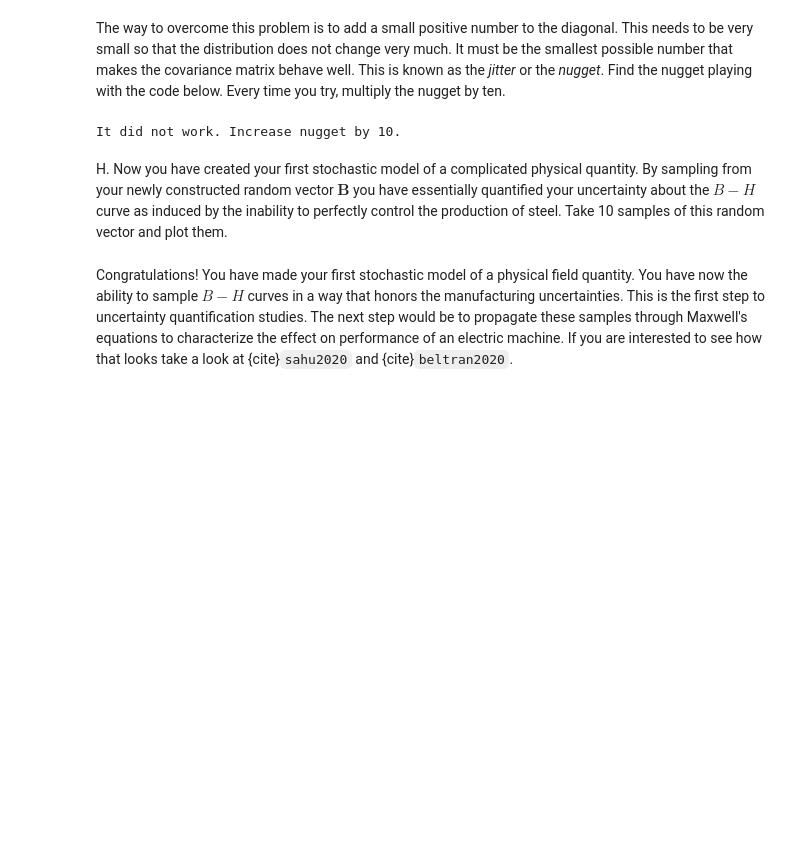
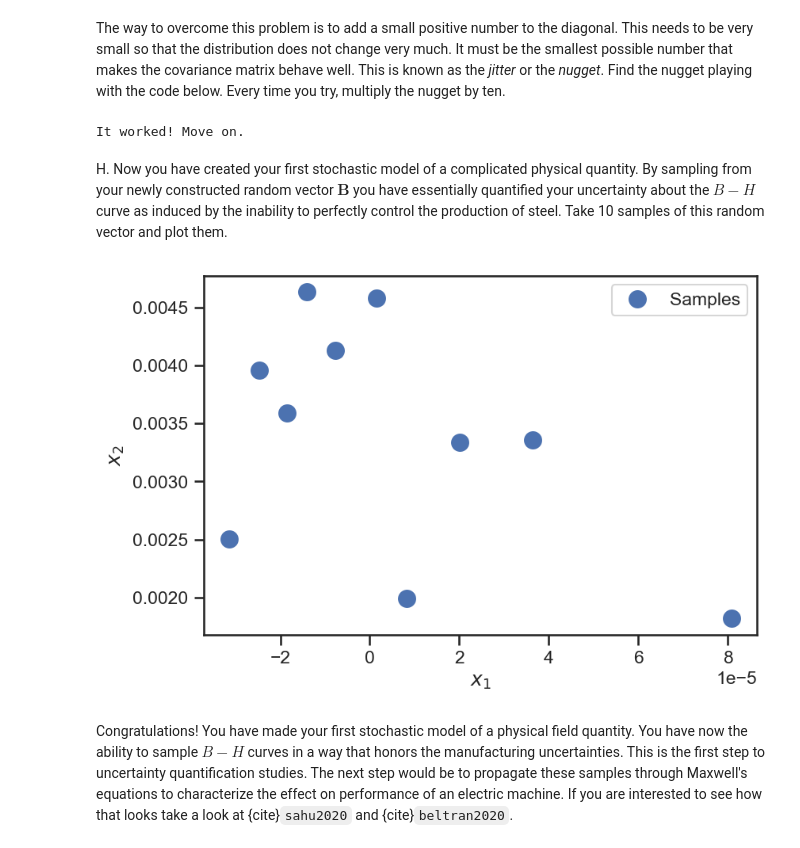
Before and after one commit to flavio-nardi/data-analytics-se, a Jupyter notebook: lecturebook/homework/homework-02.ipynb, the cells around one changed output. Saved outputs shown, nothing was run; the diff lists cells and outputs as text; code cells hidden in the pictures; blank space fills up the shorter version.

```diff
--- a/lecturebook/homework/homework-02.ipynb
+++ b/lecturebook/homework/homework-02.ipynb
@@ -659,7 +682,7 @@ LinAlgError: singular matrix
 The way to overcome this problem is to add a small positive number to the diagonal. This needs to be very small so that the distribution does not change very much. It must be the smallest possible number that makes the covariance matrix behave well. This is known as the *jitter* or the *nugget*. Find the nugget playing with the code below. Every time you try, multiply the nugget by ten.
 # %%
 # Pick the nugget here
-nugget = 1e-12
+nugget = 1e-9
 # This is the modified covariance matrix
 B_cov_w_nugget = B_cov + nugget * np.eye(B_cov.shape[0])
 # Try building the distribution:
@@ -669,6 +692,6 @@ try:
 except:
     print('It did not work. Increase nugget by 10.')
 # %% [output]
-It did not work. Increase nugget by 10.
+It worked! Move on.
 # %% [markdown]
 H. Now you have created your first stochastic model of a complicated physical quantity. By sampling from your newly constructed random vector $\mathbf{B}$ you have essentially quantified your uncertainty about the $B-H$ curve as induced by the inability to perfectly control the production of steel. Take 10 samples of this random vector and plot them.
@@ -677,3 +698,20 @@ H. Now you have created your first stochastic model of a complicated physical qu
+# %%
+# SAMPLES
+num_samples = 10
+x_samples = B.rvs(size=num_samples)
+fig, ax = plt.subplots(dpi=150)
+ax.plot(
+    x_samples[:, 0],
+    x_samples[:, 1],
+    '.',
+    markersize=20,
+    label='Samples'
+)
+plt.legend(loc='best')
+ax.set_xlabel('$x_1$')
+ax.set_ylabel('$x_2$');
+# %% [output]
+[figure, added]
 # %% [markdown]
 Congratulations!
 You have made your first stochastic model of a physical field quantity.
```
Also changed, not shown: parts of 5 cells of this notebook.
